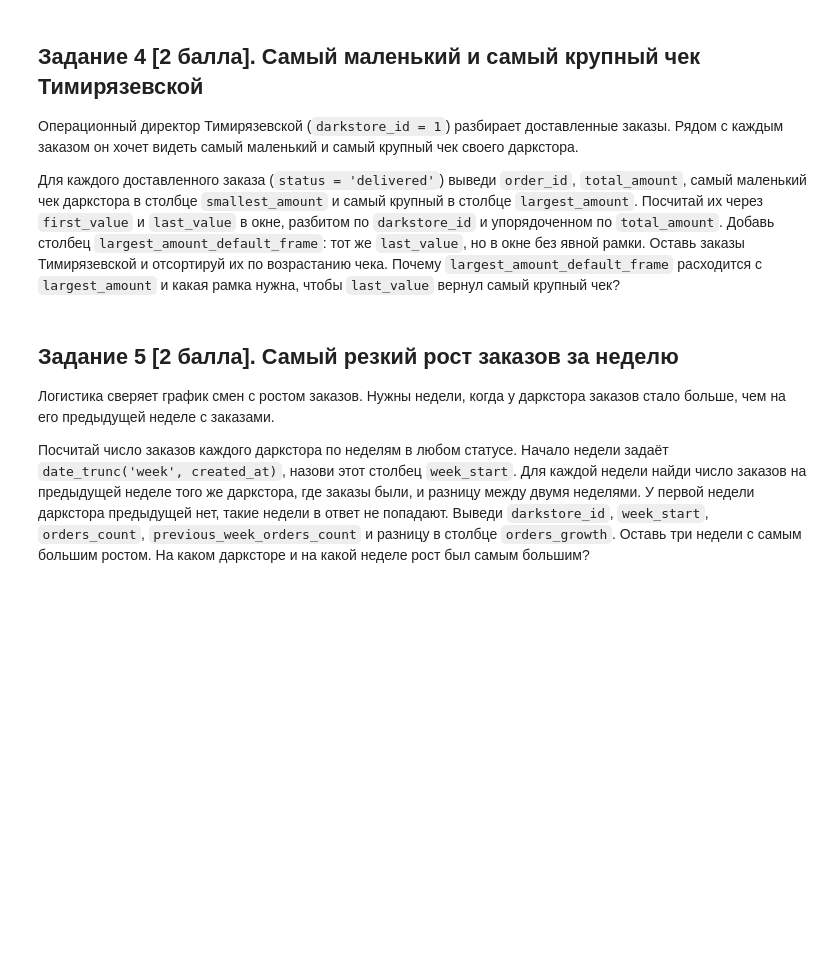
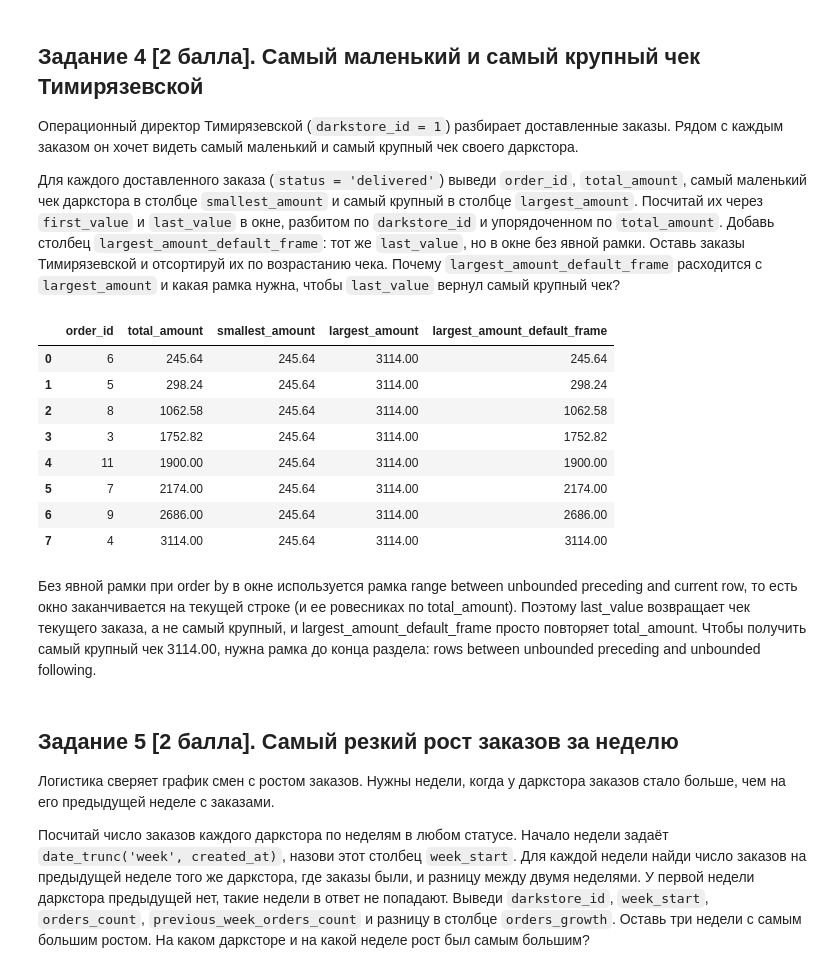
Before and after one commit to pxc1984/competitive-py, a Jupyter notebook: db/БД_ДЗ_7.ipynb, the cells around one changed output. Saved outputs shown, nothing was run; the diff lists cells and outputs as text; code cells hidden in the pictures; blank space fills up the shorter version.

```diff
--- a/db/БД_ДЗ_7.ipynb
+++ b/db/БД_ДЗ_7.ipynb
@@ -24,11 +26,10 @@ import psycopg2  # noqa: F401
 from sqlalchemy import create_engine, event
 
 engine = create_engine(
-  f"postgresql+psycopg2://{your_login}:{your_pass}@cu-dev-db.iamamaev.ru:5432/cu_dev_db?sslmode=require",
-  connect_args={
-      "options": "-csearch_path=db_vzhukh,public -ctimezone=Europe/Moscow"
-  },
+    f"postgresql+psycopg2://{your_login}:{your_pass}@cu-dev-db.iamamaev.ru:5432/cu_dev_db?sslmode=require",
+    connect_args={"options": "-csearch_path=db_vzhukh,public -ctimezone=Europe/Moscow"},
 )
+
 
 @event.listens_for(engine, "connect")
 def set_search_path(dbapi_conn, conn_record):
@@ -38,6 +39,7 @@ def set_search_path(dbapi_conn, conn_record):
     cur.execute("SET timezone TO 'Europe/Moscow'")
     cur.close()
     dbapi_conn.commit()
+
 
 def execute_sql(query):
     conn = engine.raw_connection()
@@ -137,3 +191,34 @@ execute_sql(query)
+# %%
+# Ответ:
+query = """
+with delivered as (select order_id,
+                          darkstore_id,
+                          total_amount,
+                          first_value(total_amount) over w as smallest_amount,
+                          last_value(total_amount) over (w rows between unbounded preceding
+                              and unbounded following) as largest_amount,
+                          last_value(total_amount) over w as largest_amount_default_frame
+                   from orders
+                   where status = 'delivered'
+                   window w as (partition by darkstore_id order by total_amount))
+select order_id, total_amount, smallest_amount, largest_amount, largest_amount_default_frame
+from delivered
+where darkstore_id = 1
+order by total_amount, order_id;
+"""
+execute_sql(query)
+# %% [output]
+|  | order_id | total_amount | smallest_amount | largest_amount | largest_amount_default_frame |
+| 0 | 6 | 245.64 | 245.64 | 3114.00 | 245.64 |
+| 1 | 5 | 298.24 | 245.64 | 3114.00 | 298.24 |
+| 2 | 8 | 1062.58 | 245.64 | 3114.00 | 1062.58 |
+| 3 | 3 | 1752.82 | 245.64 | 3114.00 | 1752.82 |
+| 4 | 11 | 1900.00 | 245.64 | 3114.00 | 1900.00 |
+| 5 | 7 | 2174.00 | 245.64 | 3114.00 | 2174.00 |
+| 6 | 9 | 2686.00 | 245.64 | 3114.00 | 2686.00 |
+| 7 | 4 | 3114.00 | 245.64 | 3114.00 | 3114.00 |
+# %% [markdown]
+Без явной рамки при order by в окне используется рамка range between unbounded preceding and current row, то есть окно заканчивается на текущей строке (и ее ровесниках по total_amount). Поэтому last_value возвращает чек текущего заказа, а не самый крупный, и largest_amount_default_frame просто повторяет total_amount. Чтобы получить самый крупный чек 3114.00, нужна рамка до конца раздела: rows between unbounded preceding and unbounded following.
 # %% [markdown]
 ## **Задание 5 [2 балла]. Самый резкий рост заказов за неделю**
 
```
Also changed, not shown: parts of 15 cells of this notebook.
